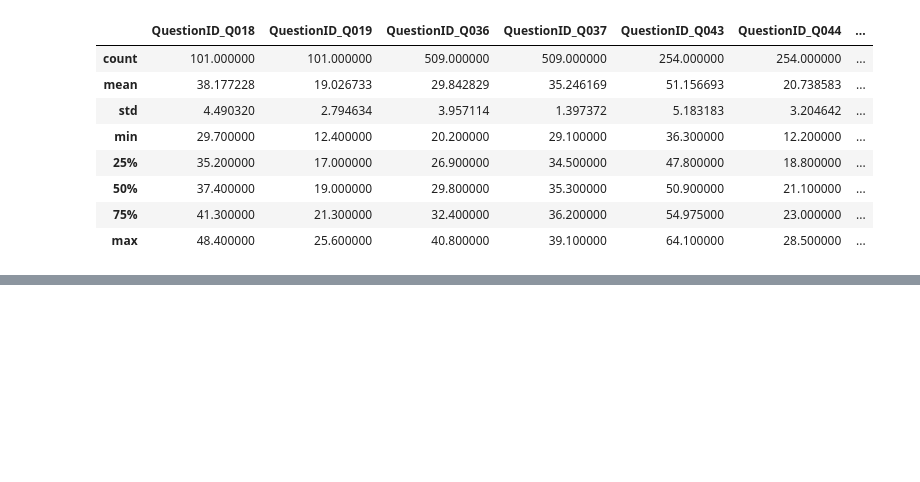
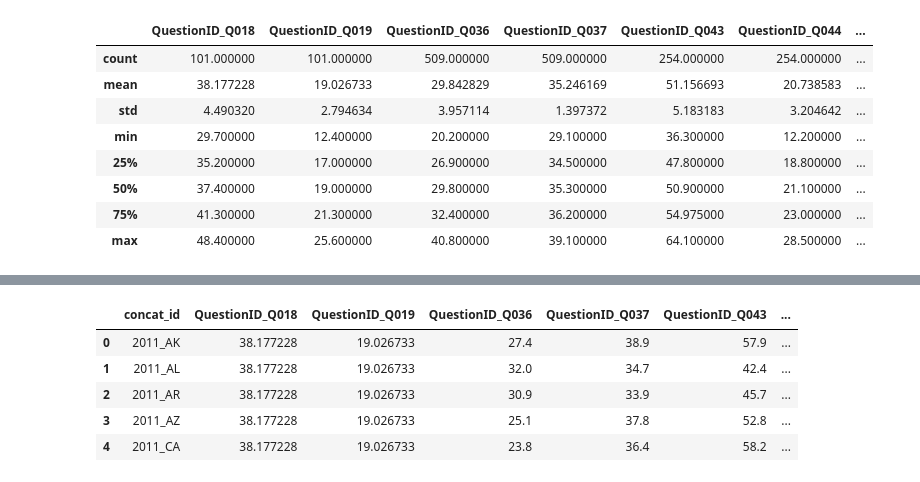
Before and after one commit to sbhewitt/Obesity-Group-Project, a Jupyter notebook: code/cdc_modeling_ryan.ipynb, the cells around one changed output, grey strips where cells are left out. Saved outputs shown, nothing was run; the diff lists cells and outputs as text; code cells hidden in the pictures; blank space fills up the shorter version.

```diff
--- a/code/cdc_modeling_ryan.ipynb
+++ b/code/cdc_modeling_ryan.ipynb
@@ -266,0 +273,12 @@ df_qids.describe()
+# %%
+for i in df_qids.drop(columns = ['concat_id']).columns:
+    df_qids[i].fillna(df_qids[i].mean(), inplace = True)
+# %%
+df_qids.head()
+# %% [output]
+|  | concat_id | QuestionID_Q018 | QuestionID_Q019 | QuestionID_Q036 | QuestionID_Q037 | QuestionID_Q043 | ... |
+| 0 | 2011_AK | 38.177228 | 19.026733 | 27.4 | 38.9 | 57.9 | ... |
+| 1 | 2011_AL | 38.177228 | 19.026733 | 32.0 | 34.7 | 42.4 | ... |
+| 2 | 2011_AR | 38.177228 | 19.026733 | 30.9 | 33.9 | 45.7 | ... |
+| 3 | 2011_AZ | 38.177228 | 19.026733 | 25.1 | 37.8 | 52.8 | ... |
+| 4 | 2011_CA | 38.177228 | 19.026733 | 23.8 | 36.4 | 58.2 | ... |
```
Also changed, not shown: parts of 14 cells of this notebook.
